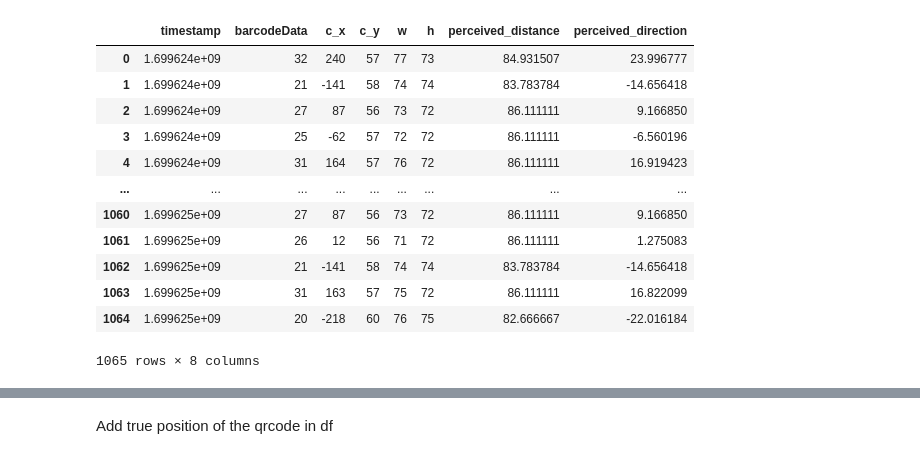
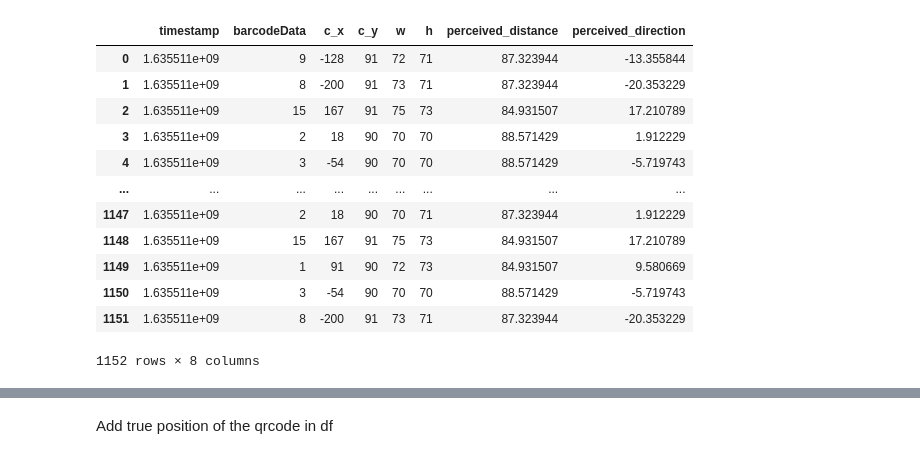
Before and after one commit to Nandu-Jagdish/BasicsOfSensorFusion23_Aalto, a Jupyter notebook: Project/part2.ipynb, the cells around one changed output, grey strips where cells are left out. Drawn from its saved outputs; the diff is of its cells as text; code cells hidden in the pictures.

```diff
--- a/Project/part2.ipynb
+++ b/Project/part2.ipynb
@@ -4,22 +4,23 @@ import numpy as np
 FOCAL_LENGTH = 539.1304347826087
 # %%
 showfun = '/workspaces/BasicsOfSensorFusion23_Aalto/Project/Data/showfun/showfun_qr_task5.csv'
+dataset1 = '/workspaces/BasicsOfSensorFusion23_Aalto/Project/Data/part2_presavedData/dataset1/data/task5/camera_localization_task5.csv'
 #open csv without header
-QR_Data = '/workspaces/BasicsOfSensorFusion23_Aalto/Project/Data/barcode_coordinate.csv'
-df = pd.read_csv(showfun, names = ['timestamp','barcodeData','c_x','c_y','w','h','perceived_distance','perceived_direction'])
+QR_Data = '/workspaces/BasicsOfSensorFusion23_Aalto/Project/Data/part2_presavedData/dataset1/data/qr_code_position_in_global_coordinate.csv'
+df = pd.read_csv(dataset1, names = ['timestamp','barcodeData','c_x','c_y','w','h','perceived_distance','perceived_direction'])
 df
 # %% [output]
 |  | timestamp | barcodeData | c_x | c_y | w | h | perceived_distance | perceived_direction |
-| 0 | 1.699624e+09 | 32 | 240 | 57 | 77 | 73 | 84.931507 | 23.996777 |
-| 1 | 1.699624e+09 | 21 | -141 | 58 | 74 | 74 | 83.783784 | -14.656418 |
-| 2 | 1.699624e+09 | 27 | 87 | 56 | 73 | 72 | 86.111111 | 9.166850 |
-| 3 | 1.699624e+09 | 25 | -62 | 57 | 72 | 72 | 86.111111 | -6.560196 |
-| 4 | 1.699624e+09 | 31 | 164 | 57 | 76 | 72 | 86.111111 | 16.919423 |
+| 0 | 1.635511e+09 | 9 | -128 | 91 | 72 | 71 | 87.323944 | -13.355844 |
+| 1 | 1.635511e+09 | 8 | -200 | 91 | 73 | 71 | 87.323944 | -20.353229 |
+| 2 | 1.635511e+09 | 15 | 167 | 91 | 75 | 73 | 84.931507 | 17.210789 |
+| 3 | 1.635511e+09 | 2 | 18 | 90 | 70 | 70 | 88.571429 | 1.912229 |
+| 4 | 1.635511e+09 | 3 | -54 | 90 | 70 | 70 | 88.571429 | -5.719743 |
 | ... | ... | ... | ... | ... | ... | ... | ... | ... |
-| 1060 | 1.699625e+09 | 27 | 87 | 56 | 73 | 72 | 86.111111 | 9.166850 |
-| 1061 | 1.699625e+09 | 26 | 12 | 56 | 71 | 72 | 86.111111 | 1.275083 |
-| 1062 | 1.699625e+09 | 21 | -141 | 58 | 74 | 74 | 83.783784 | -14.656418 |
-| 1063 | 1.699625e+09 | 31 | 163 | 57 | 75 | 72 | 86.111111 | 16.822099 |
-| 1064 | 1.699625e+09 | 20 | -218 | 60 | 76 | 75 | 82.666667 | -22.016184 |
+| 1147 | 1.635511e+09 | 2 | 18 | 90 | 70 | 71 | 87.323944 | 1.912229 |
+| 1148 | 1.635511e+09 | 15 | 167 | 91 | 75 | 73 | 84.931507 | 17.210789 |
+| 1149 | 1.635511e+09 | 1 | 91 | 90 | 72 | 73 | 84.931507 | 9.580669 |
+| 1150 | 1.635511e+09 | 3 | -54 | 90 | 70 | 70 | 88.571429 | -5.719743 |
+| 1151 | 1.635511e+09 | 8 | -200 | 91 | 73 | 71 | 87.323944 | -20.353229 |
-1065 rows × 8 columns
+1152 rows × 8 columns
 # %%
```
Also changed, not shown: parts of 7 cells of this notebook.
